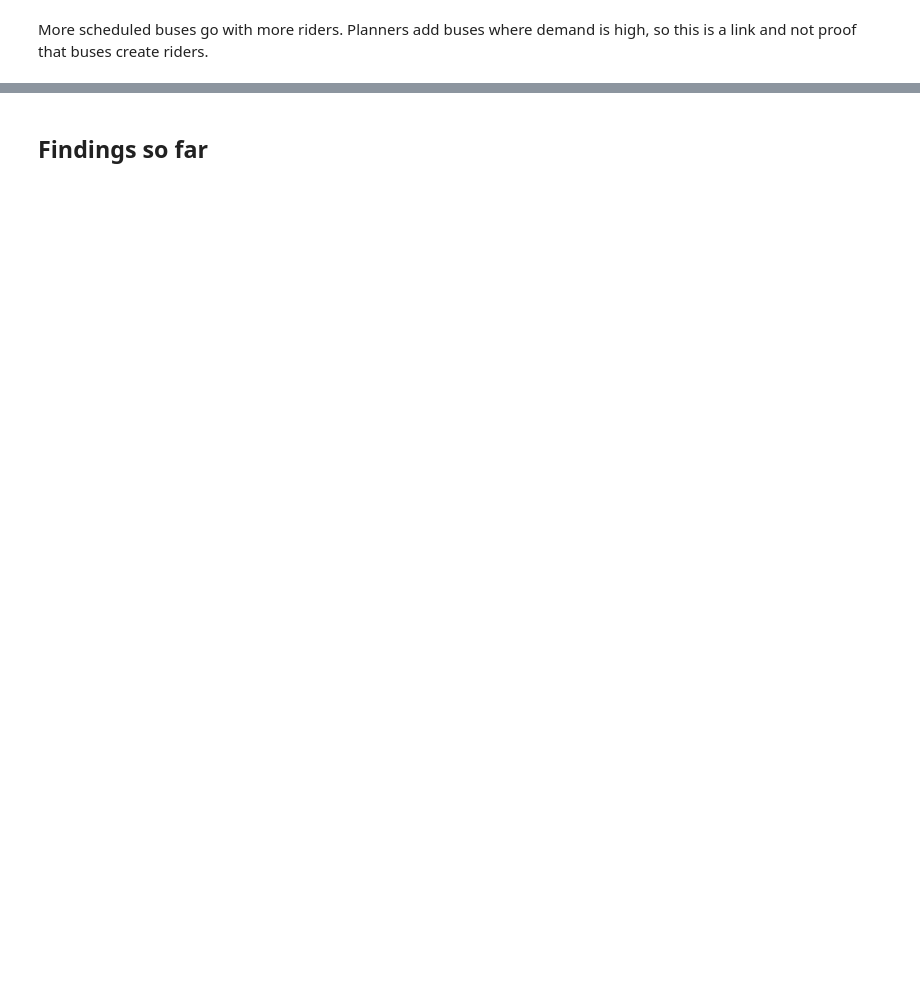
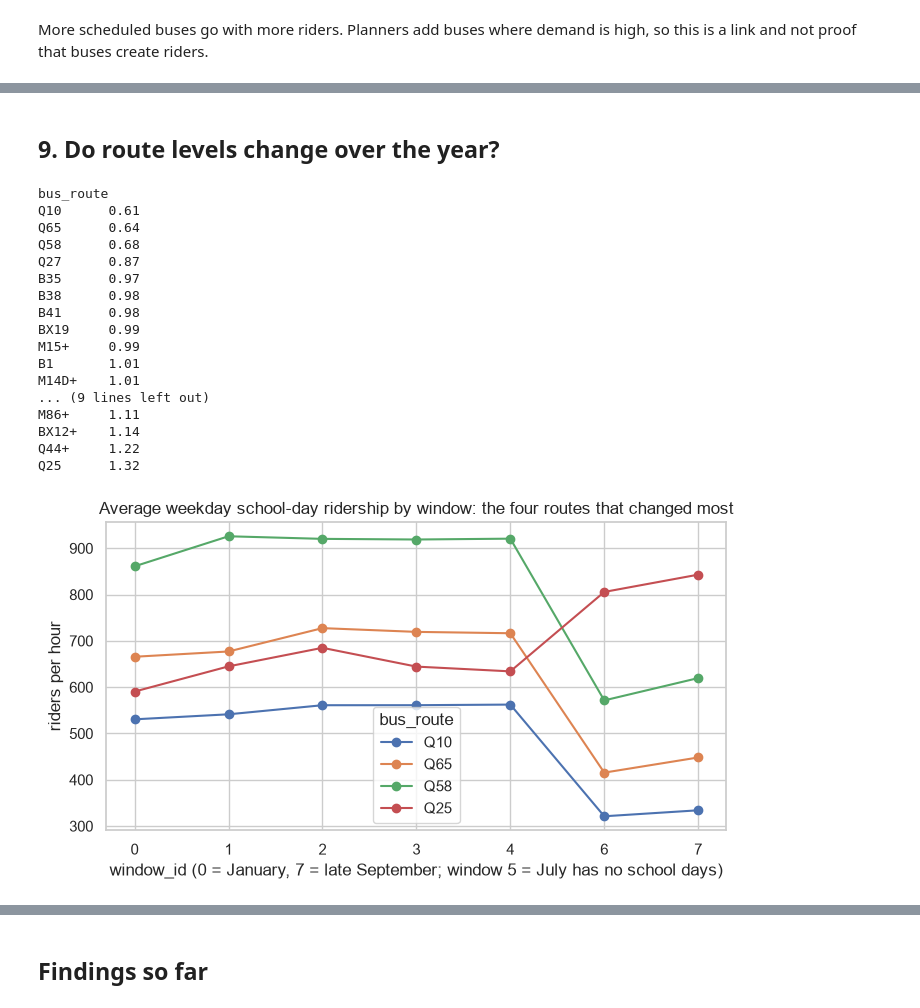
Before and after one commit to ayanmirza99/ML-Project, a Jupyter notebook: notebooks/01_eda.ipynb, the cells around one changed output, grey strips where cells are left out. Drawn from its saved outputs; the diff is of its cells as text; code cells hidden in the pictures; blank space fills up the shorter version.

```diff
--- a/notebooks/01_eda.ipynb
+++ b/notebooks/01_eda.ipynb
@@ -186,0 +187,33 @@ The data has four separate 2-week blocks (Jan, Apr, Jul, Sep). Each block shows
+# %% [markdown]
+## 9. Do route levels change over the year?
+# %%
+school_weekdays = df[(df["is_weekend"] == 0) & (df["is_holiday"] == 0) & (df["is_school_day"] == 1)]
+levels = school_weekdays.pivot_table(index="bus_route", columns="window_id", values="ridership", aggfunc="mean")
+levels["Sep vs Jan-Jun"] = levels[7] / levels[[0, 1, 2, 3, 4]].mean(axis=1)
+changed = levels.sort_values("Sep vs Jan-Jun").iloc[[0, 1, 2, -1]]
+print(levels["Sep vs Jan-Jun"].round(2).sort_values().to_string())
+changed.drop(columns="Sep vs Jan-Jun").T.plot(marker="o", figsize=(8, 4))
+plt.title("Average weekday school-day ridership by window: the four routes that changed most")
+plt.xlabel("window_id (0 = January, 7 = late September; window 5 = July has no school days)")
+plt.ylabel("riders per hour")
+plt.savefig("../figures/13_route_level_change.png", dpi=150, bbox_inches="tight")
+plt.show()
+# %% [output]
+bus_route
+Q10      0.61
+Q65      0.64
+Q58      0.68
+Q27      0.87
+B35      0.97
+B38      0.98
+B41      0.98
+BX19     0.99
+M15+     0.99
+B1       1.01
+M14D+    1.01
+... (9 lines left out)
+M86+     1.11
+BX12+    1.14
+Q44+     1.22
+Q25      1.32
+[figure, added]
```
Also changed, not shown: parts of 18 cells of this notebook, 45 other files.
